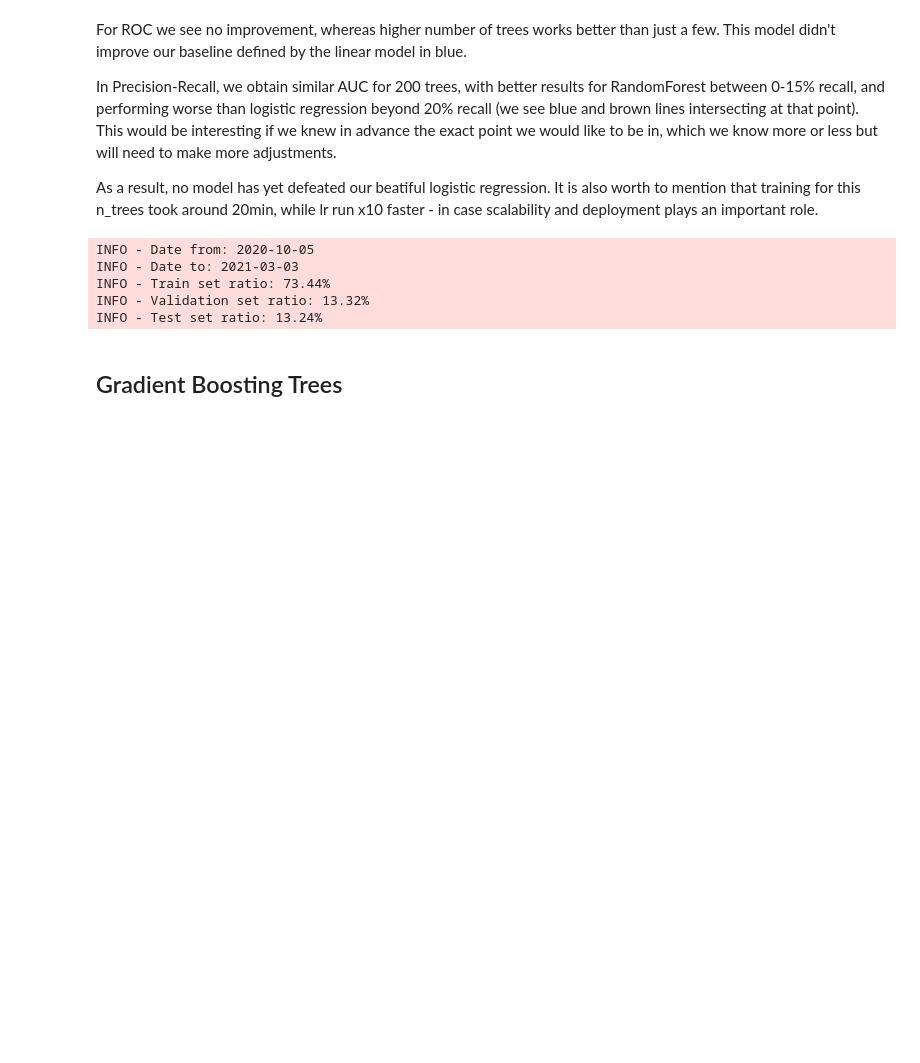
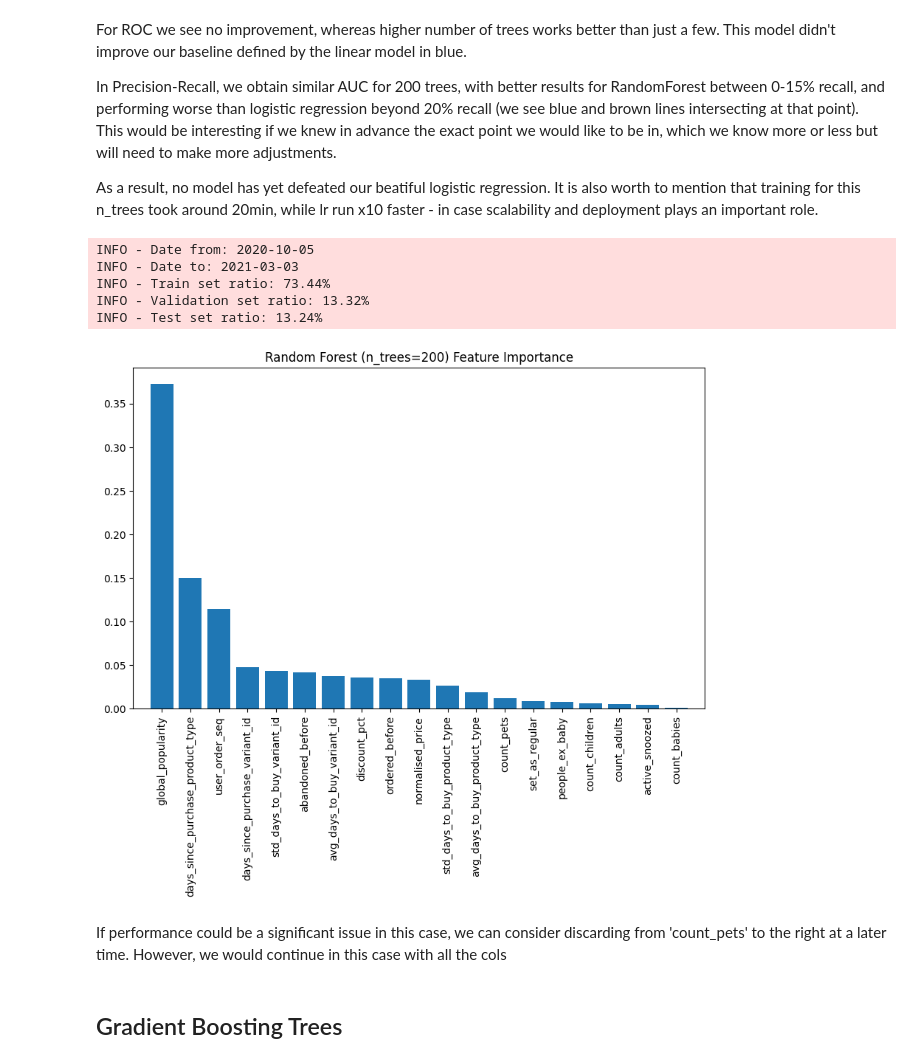
Before and after one commit to dan1dr/zrive-ds, a Jupyter notebook: src/module_4/push_exploration_non_linear.ipynb, the cells around one changed output. Saved outputs shown, nothing was run; the diff lists cells and outputs as text; code cells hidden in the pictures; blank space fills up the shorter version.

```diff
--- a/src/module_4/push_exploration_non_linear.ipynb
+++ b/src/module_4/push_exploration_non_linear.ipynb
@@ -141,6 +145,7 @@ def temporal_data_split(
     validation_days: int = 10,
     test_days: int = 10,
     label: str = "outcome",
+    cols: List[str] = None,
 ):
     """
     Perform the temporal data splitting into train, validation, and test set.
@@ -184,8 +189,9 @@ def temporal_data_split(
         # Validation (no need to define test)
         validation_end = train_end + timedelta(days=validation_days)
 
-        # Defined the cols finally used for model
-        cols = numerical + binary + predicted
+        if cols is None:
+            # Use all columns if cols is not specified
+            cols = data.columns.tolist()
 
         train = data[data.order_date <= train_end][cols]
         val = data[(data.order_date > train_end) & (data.order_date <= validation_end)][
@@ -431,7 +432,7 @@ We will apply different models and compare against previous results, in the foll
 # %% [markdown]
 In that sense, let's modify the generate_evaluation_curves to plot multiple funcs at the same time, in order to compare visually the performance of each model vs. baseline.
 # %%
-X_train, y_train, X_val, y_val, X_test, y_test = temporal_data_split(data_processed)
+X_train, y_train, X_val, y_val, X_test, y_test = temporal_data_split(data_processed, cols = cols)
 scaler = StandardScaler()
 X_train = scaler.fit_transform(X_train)
 X_val = scaler.fit_transform(X_val)
@@ -582,7 +581,7 @@ def plot_feature_importance(model, feature_names, title="Feature Importance"):
     plt.xlim([-1, len(feature_names)])
     plt.show()
 # %%
-X_train, y_train, X_val, y_val, X_test, y_test = temporal_data_split(data_processed)
+X_train, y_train, X_val, y_val, X_test, y_test = temporal_data_split(data_processed, cols=cols)
 feature_names = X_train.columns
 # %% [output]
 INFO - Date from: 2020-10-05
@@ -590,22 +589,25 @@ INFO - Date to: 2021-03-03
 INFO - Train set ratio: 73.44%
 INFO - Validation set ratio: 13.32%
 INFO - Test set ratio: 13.24%
-# %%
-# Train RandomForestClassifier for various n_trees and store them
-n_trees_values = [5, 100]
-rf_models = []  # List to store trained models
-
-for n_trees in n_trees_values:
-    rf = RandomForestClassifier(n_estimators=n_trees)
-    rf.fit(X_train, y_train)
-    rf_models.append(rf)
-
-# We use this here because X_train was standardized (not able to run X_train.columns)
-feature_names = data_processed[numerical+binary].columns
-
-# Loop through each Random Forest model and plot its feature importance
-for n_trees, rf_model in zip(n_trees_values, rf_models):
-    plot_feature_importance(rf_model, feature_names, title=f"Random Forest (n_trees={n_trees}) Feature Importance")
+# %%
+# Train a RandomForestClassifier with 200 estimators
+rf = RandomForestClassifier(n_estimators=200)
+rf.fit(X_train, y_train)
+
+# Assuming you have already defined the feature_names variable
+# If not, you can define it like this:
+# feature_names = X_train.columns
+
+# Plot feature importance for the trained RandomForest model
+plot_feature_importance(rf, feature_names, title="Random Forest (n_trees=200) Feature Importance")
+
+# Display the feature importance plot
+plt.show()
+# %% [output]
+[figure, added]
+# %% [markdown]
+
+If performance could be a significant issue in this case, we can consider discarding from 'count_pets' to the right at a later time. However, we would continue in this case with all the cols
 # %% [markdown]
 ## Gradient Boosting Trees
 # %%
```
Also changed, not shown: parts of 27 cells of this notebook.
